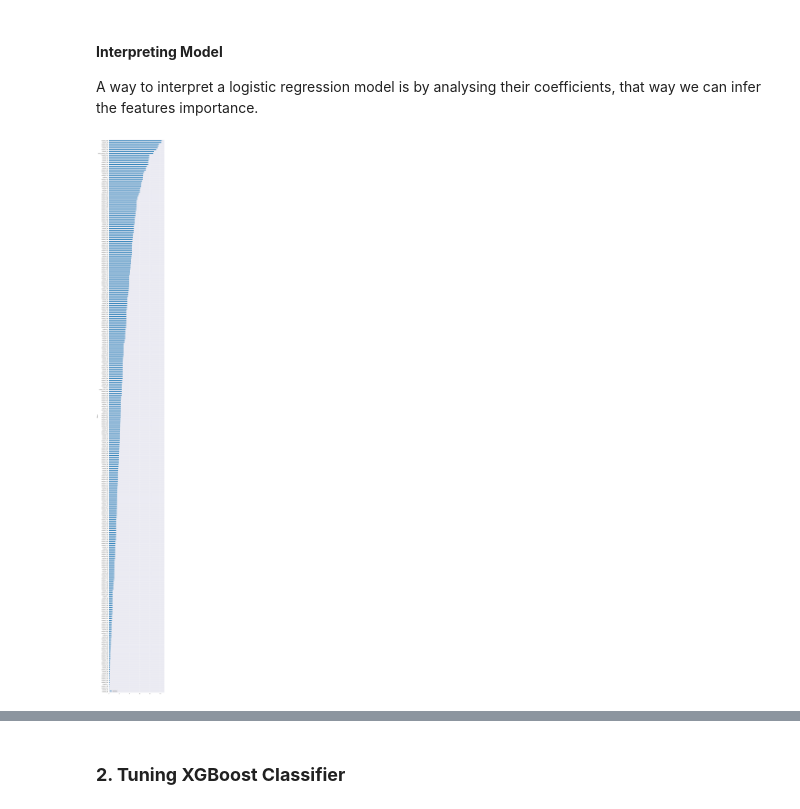
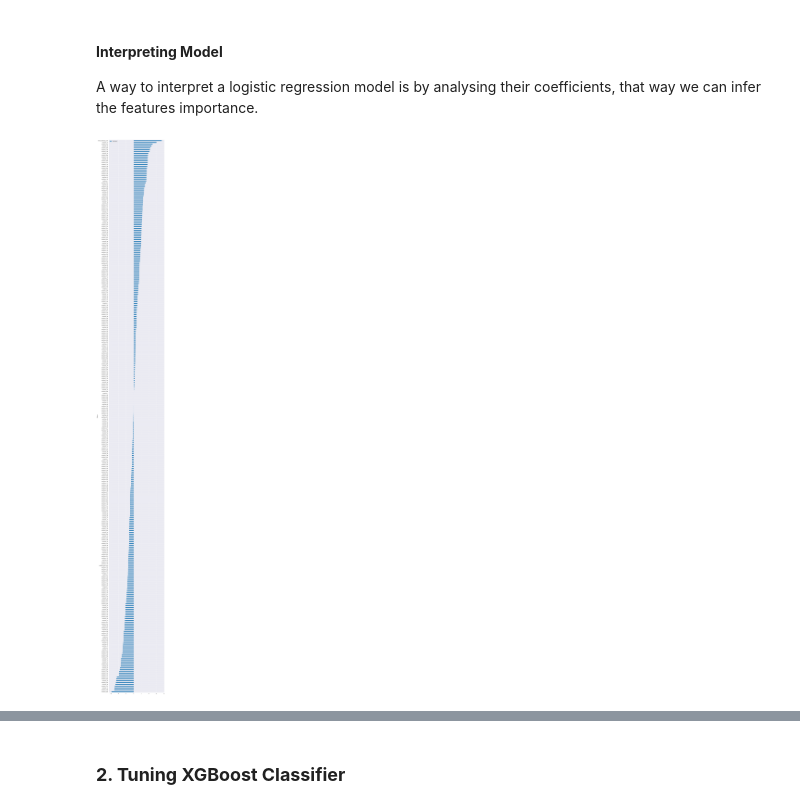
Before and after one commit to joaomr7/ai_text_detector, a Jupyter notebook: notebooks/4. Modeling.ipynb, the cells around one changed output, grey strips where cells are left out. Saved outputs shown, nothing was run; the diff lists cells and outputs as text; code cells hidden in the pictures.

```diff
--- a/notebooks/4. Modeling.ipynb
+++ b/notebooks/4. Modeling.ipynb
@@ -381,7 +381,7 @@ lr_params = [
     {
       'solver' : ['lbfgs'],
       'penalty' : ['l2'],
-      'C' : uniform(loc=0, scale=10),
+      'C' : uniform(loc=0, scale=2),
       'fit_intercept' : [True, False],
       'class_weight' : [None, 'balanced'],
     }
@@ -410,17 +410,17 @@ A way to interpret a logistic regression model is by analysing their coefficient
 # %%
 # features names
 features_names = [f'word2vec_{i}' for i in range(300)]
 features_names.append('lexical_diversity_score')
 features_names.append('reading_ease_score')
 
 # get coefficients
 lr_model_coefficients = best_lr_model.coef_[0]
 
 # create feature importance table
-lr_feature_importance = pd.DataFrame({'Feature' : features_names, 'Importance' : np.abs(lr_model_coefficients)})
+lr_feature_importance = pd.DataFrame({'Feature' : features_names, 'Importance' : lr_model_coefficients})
 lr_feature_importance = lr_feature_importance.sort_values('Importance', ascending=True)
 
 # show result
 lr_feature_importance.plot(x='Feature', y='Importance', kind='barh', figsize=(10, 100));
 # %% [output]
-[figure, old version]
+[figure, new version]
```
Also changed, not shown: parts of 16 cells of this notebook, 14 other files.
